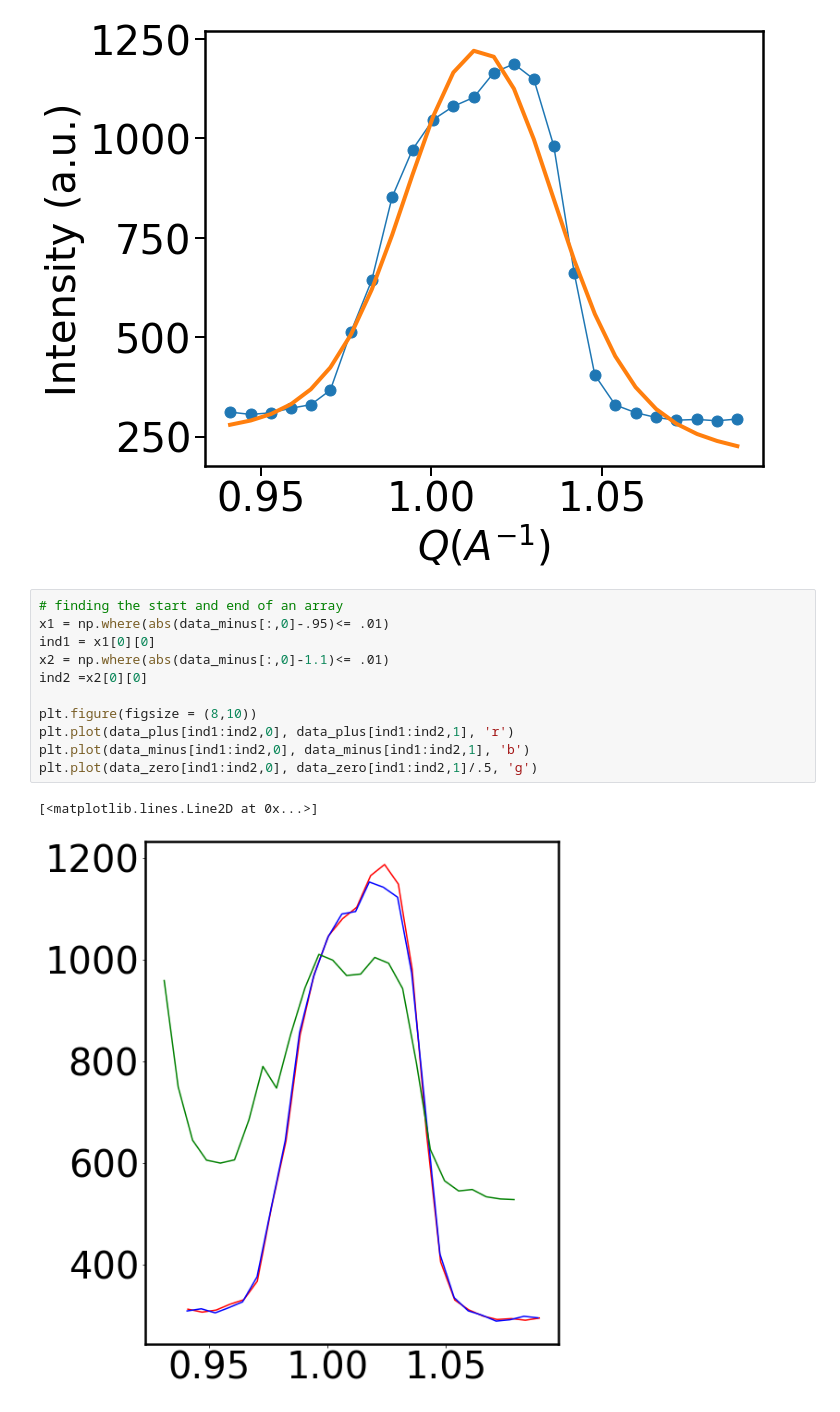
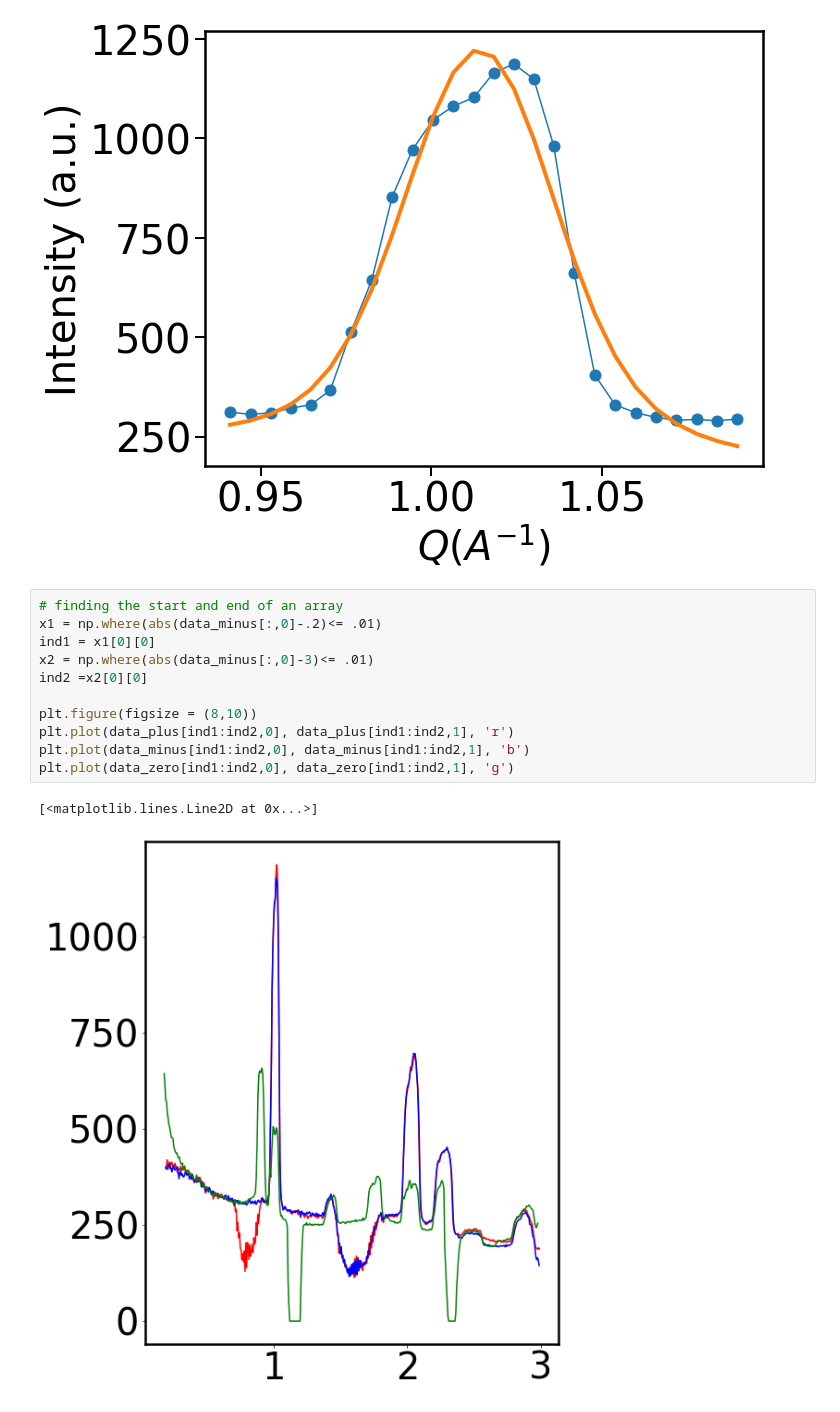
Before and after one commit to lwb56/Mohite_Lab, a Jupyter notebook: main.ipynb, the cells around one changed output. Saved outputs shown, nothing was run; the diff lists cells and outputs as text.

```diff
--- a/main.ipynb
+++ b/main.ipynb
@@ -102,15 +104,15 @@ Residual is:  374.0200796180118
 [figure]
 # %%
 # finding the start and end of an array
-x1 = np.where(abs(data_minus[:,0]-.95)<= .01)
+x1 = np.where(abs(data_minus[:,0]-.2)<= .01)
 ind1 = x1[0][0]
-x2 = np.where(abs(data_minus[:,0]-1.1)<= .01)
+x2 = np.where(abs(data_minus[:,0]-3)<= .01)
 ind2 =x2[0][0]
 
 plt.figure(figsize = (8,10))
 plt.plot(data_plus[ind1:ind2,0], data_plus[ind1:ind2,1], 'r')
 plt.plot(data_minus[ind1:ind2,0], data_minus[ind1:ind2,1], 'b')
-plt.plot(data_zero[ind1:ind2,0], data_zero[ind1:ind2,1]/.5, 'g')
+plt.plot(data_zero[ind1:ind2,0], data_zero[ind1:ind2,1], 'g')
 # %% [output]
 [<matplotlib.lines.Line2D at 0x...>]
-[figure, old version]
+[figure, new version]
```
Also changed, not shown: parts of 2 cells of this notebook.
